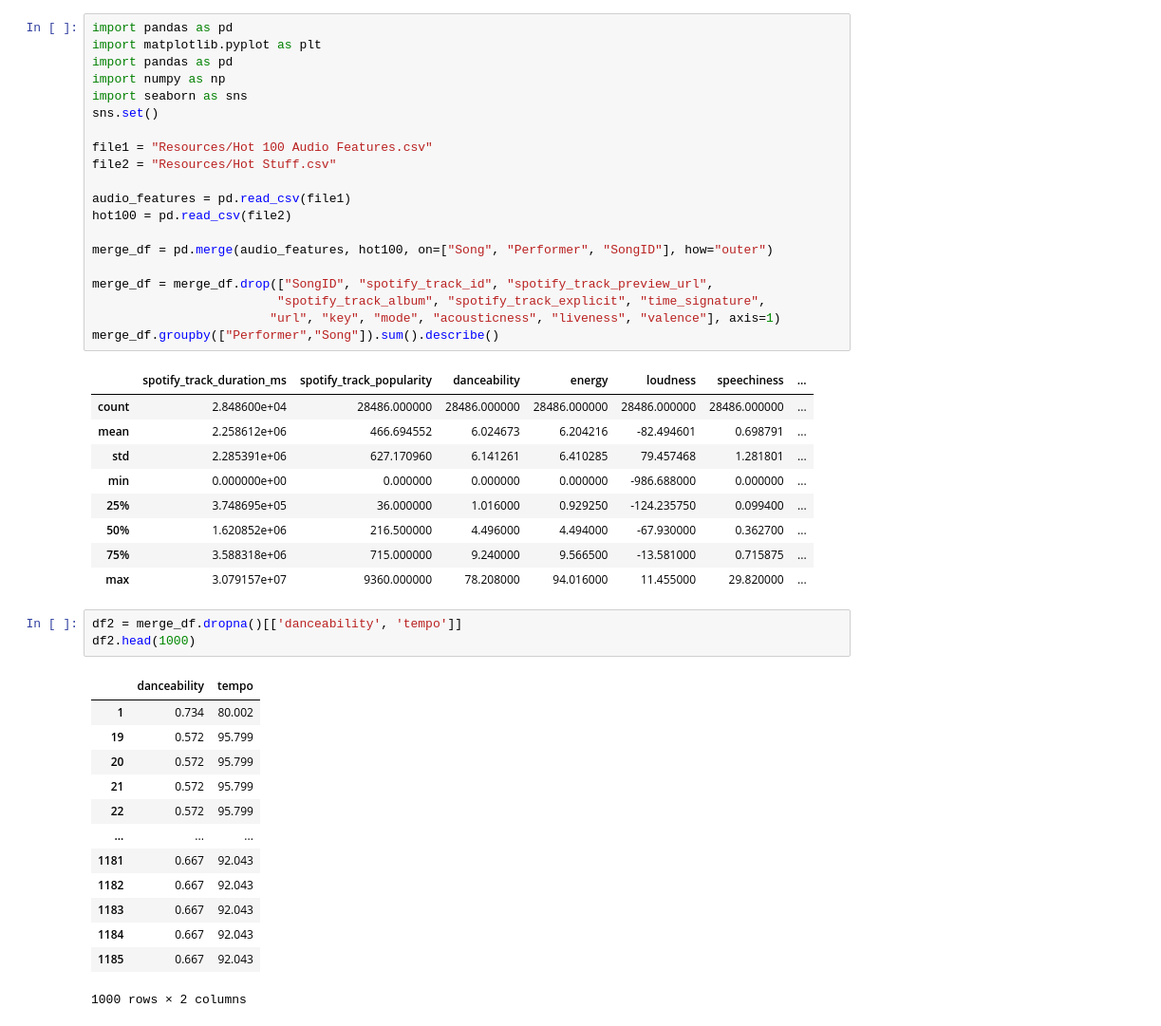
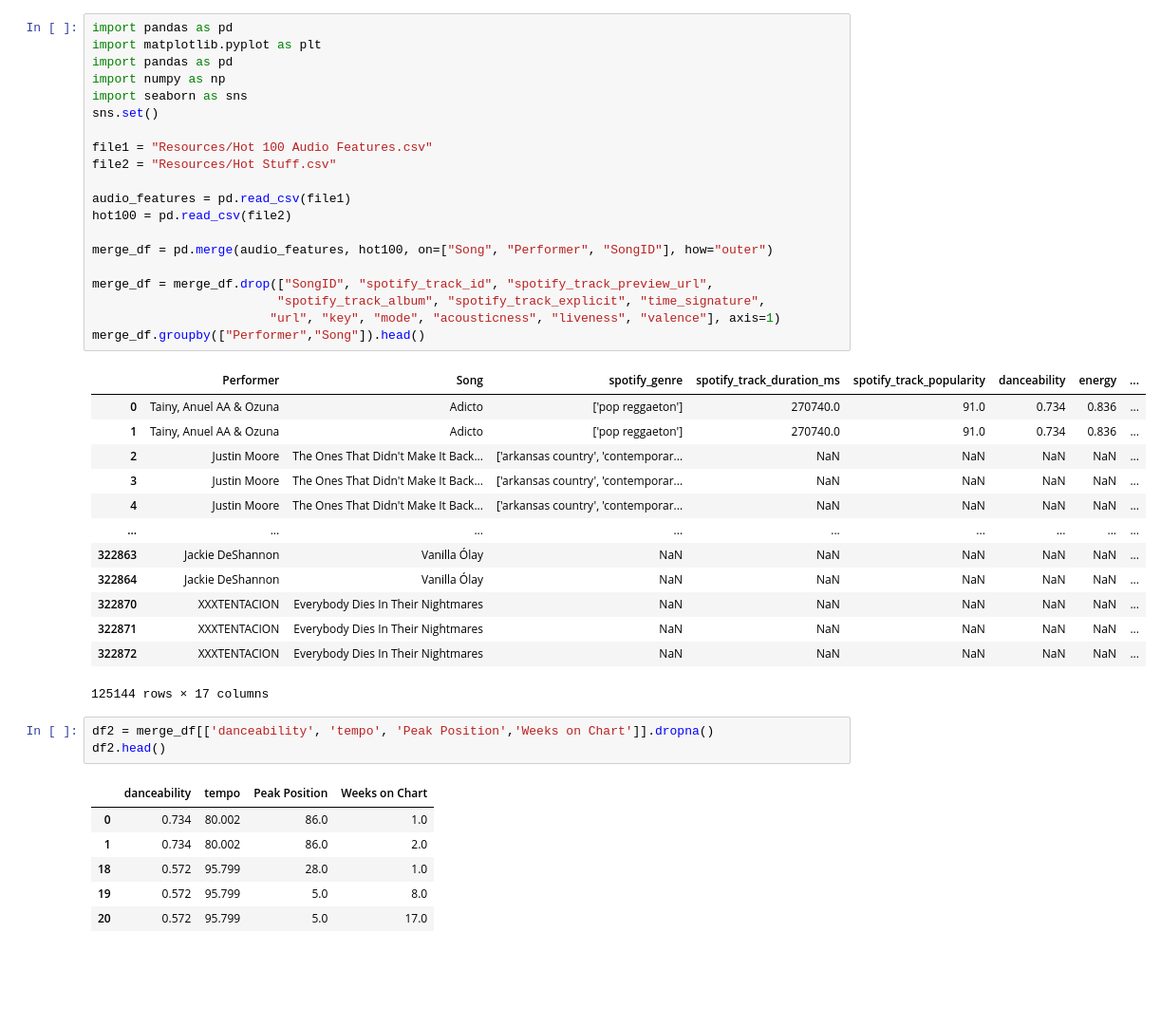
Before and after one commit to LRiceBall/Project-Group-5, a Jupyter notebook: start.ipynb, the cells around one changed output. Shown at 95% size. Drawn from its saved outputs; the diff is of its cells as text; blank space fills up the shorter version.

```diff
--- a/start.ipynb
+++ b/start.ipynb
@@ -1,47 +1,44 @@
 # %%
 import pandas as pd
 import matplotlib.pyplot as plt
 import pandas as pd
 import numpy as np
 import seaborn as sns
 sns.set()
 
 file1 = "Resources/Hot 100 Audio Features.csv"
 file2 = "Resources/Hot Stuff.csv"
 
 audio_features = pd.read_csv(file1)
 hot100 = pd.read_csv(file2)
 
 merge_df = pd.merge(audio_features, hot100, on=["Song", "Performer", "SongID"], how="outer")
 
 merge_df = merge_df.drop(["SongID", "spotify_track_id", "spotify_track_preview_url",
                          "spotify_track_album", "spotify_track_explicit", "time_signature",
                         "url", "key", "mode", "acousticness", "liveness", "valence"], axis=1)
-merge_df.groupby(["Performer","Song"]).sum().describe()
+merge_df.groupby(["Performer","Song"]).head()
 # %% [output]
-|  | spotify_track_duration_ms | spotify_track_popularity | danceability | energy | loudness | speechiness | ... |
-| count | 2.848600e+04 | 28486.000000 | 28486.000000 | 28486.000000 | 28486.000000 | 28486.000000 | ... |
-| mean | 2.258612e+06 | 466.694552 | 6.024673 | 6.204216 | -82.494601 | 0.698791 | ... |
-| std | 2.285391e+06 | 627.170960 | 6.141261 | 6.410285 | 79.457468 | 1.281801 | ... |
-| min | 0.000000e+00 | 0.000000 | 0.000000 | 0.000000 | -986.688000 | 0.000000 | ... |
-| 25% | 3.748695e+05 | 36.000000 | 1.016000 | 0.929250 | -124.235750 | 0.099400 | ... |
-| 50% | 1.620852e+06 | 216.500000 | 4.496000 | 4.494000 | -67.930000 | 0.362700 | ... |
-| 75% | 3.588318e+06 | 715.000000 | 9.240000 | 9.566500 | -13.581000 | 0.715875 | ... |
-| max | 3.079157e+07 | 9360.000000 | 78.208000 | 94.016000 | 11.455000 | 29.820000 | ... |
+|  | Performer | Song | spotify_genre | spotify_track_duration_ms | spotify_track_popularity | danceability | energy | ... |
+| 0 | Tainy, Anuel AA & Ozuna | Adicto | ['pop reggaeton'] | 270740.0 | 91.0 | 0.734 | 0.836 | ... |
+| 1 | Tainy, Anuel AA & Ozuna | Adicto | ['pop reggaeton'] | 270740.0 | 91.0 | 0.734 | 0.836 | ... |
+| 2 | Justin Moore | The Ones That Didn't Make It Back... | ['arkansas country', 'contemporar... | NaN | NaN | NaN | NaN | ... |
+| 3 | Justin Moore | The Ones That Didn't Make It Back... | ['arkansas country', 'contemporar... | NaN | NaN | NaN | NaN | ... |
+| 4 | Justin Moore | The Ones That Didn't Make It Back... | ['arkansas country', 'contemporar... | NaN | NaN | NaN | NaN | ... |
+| ... | ... | ... | ... | ... | ... | ... | ... | ... |
+| 322863 | Jackie DeShannon | Vanilla Ólay | NaN | NaN | NaN | NaN | NaN | ... |
+| 322864 | Jackie DeShannon | Vanilla Ólay | NaN | NaN | NaN | NaN | NaN | ... |
+| 322870 | XXXTENTACION | Everybody Dies In Their Nightmares | NaN | NaN | NaN | NaN | NaN | ... |
+| 322871 | XXXTENTACION | Everybody Dies In Their Nightmares | NaN | NaN | NaN | NaN | NaN | ... |
+| 322872 | XXXTENTACION | Everybody Dies In Their Nightmares | NaN | NaN | NaN | NaN | NaN | ... |
+125144 rows × 17 columns
 # %%
-df2 = merge_df.dropna()[['danceability', 'tempo']]
-df2.head(1000)
+df2 = merge_df[['danceability', 'tempo', 'Peak Position','Weeks on Chart']].dropna()
+df2.head()
 # %% [output]
-|  | danceability | tempo |
-| 1 | 0.734 | 80.002 |
-| 19 | 0.572 | 95.799 |
-| 20 | 0.572 | 95.799 |
-| 21 | 0.572 | 95.799 |
-| 22 | 0.572 | 95.799 |
-| ... | ... | ... |
-| 1181 | 0.667 | 92.043 |
-| 1182 | 0.667 | 92.043 |
-| 1183 | 0.667 | 92.043 |
-| 1184 | 0.667 | 92.043 |
-| 1185 | 0.667 | 92.043 |
+|  | danceability | tempo | Peak Position | Weeks on Chart |
+| 0 | 0.734 | 80.002 | 86.0 | 1.0 |
+| 1 | 0.734 | 80.002 | 86.0 | 2.0 |
+| 18 | 0.572 | 95.799 | 28.0 | 1.0 |
+| 19 | 0.572 | 95.799 | 5.0 | 8.0 |
+| 20 | 0.572 | 95.799 | 5.0 | 17.0 |
-1000 rows × 2 columns
```
Also changed, not shown: parts of 7 cells of this notebook.
